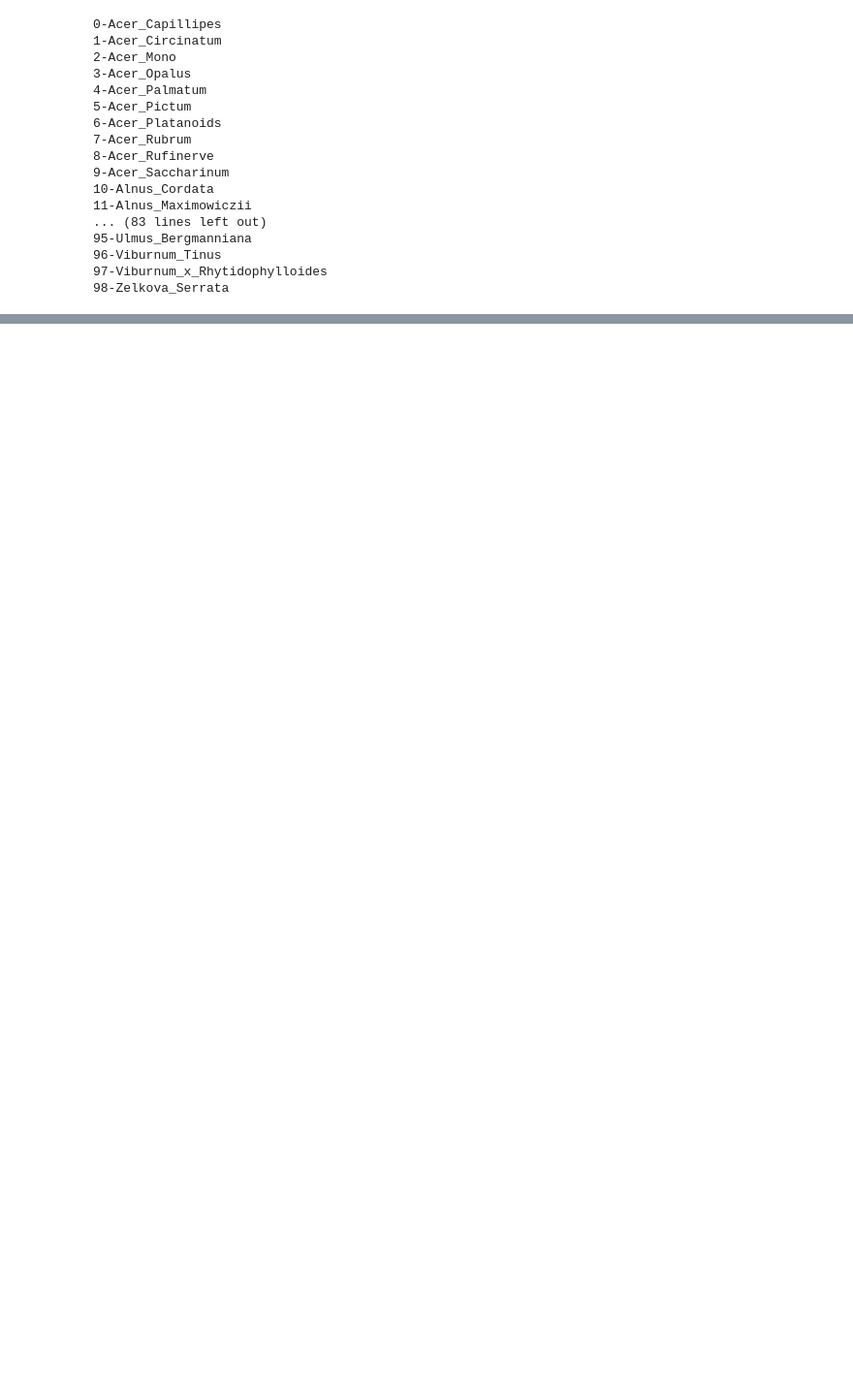
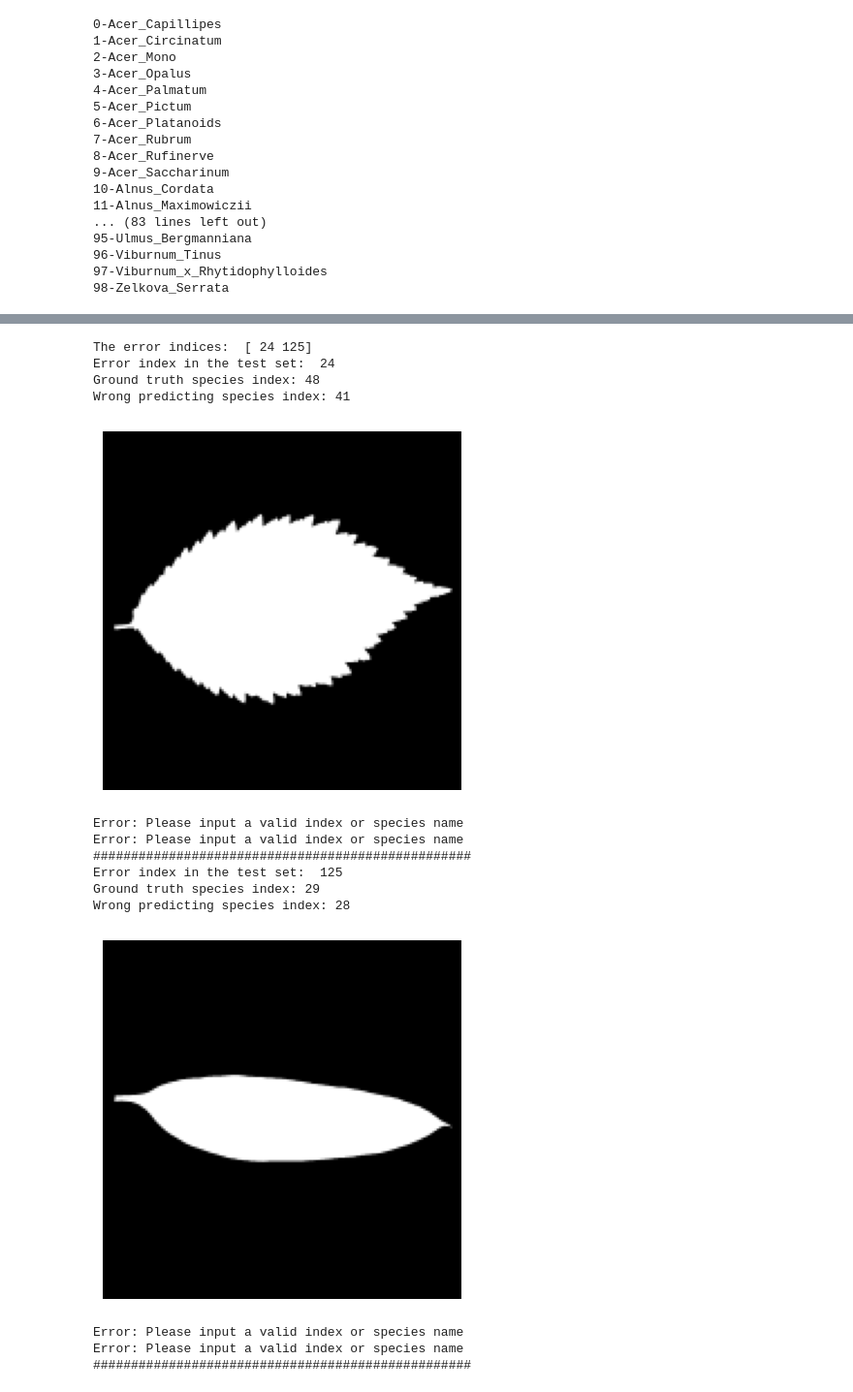
Before and after one commit to bryaanabraham/medicinal_plant_identifier_app, a Jupyter notebook: LeafClassification.ipynb, the cells around one changed output, grey strips where cells are left out. Shown: that part at 97% size. Saved outputs shown, nothing was run; the diff lists cells and outputs as text; code cells hidden in the pictures; blank space fills up the shorter version.

```diff
--- a/LeafClassification.ipynb
+++ b/LeafClassification.ipynb
@@ -217,3 +235,19 @@ for i, class_ in enumerate(classes):
 96-Viburnum_Tinus
 97-Viburnum_x_Rhytidophylloides
 98-Zelkova_Serrata
+# %%
+# Standardize the training data.
+scaler = StandardScaler().fit(X_train)
+X_train_scaled = scaler.transform(X_train)
+
+#param_grid = {'C':[1, 10],
+#              'tol': [0.001, 0.0001]}
+param_grid = {'C': [ 1000, 10000],
+              'tol': [0.000001, 0.00001]}
+log_reg = LogisticRegression(solver='newton-cg', multi_class='multinomial')
+grid_search = GridSearchCV(log_reg, param_grid, scoring='neg_log_loss', refit='True', n_jobs=1, cv=ss_split)
+grid_search.fit(X_train_scaled, y_train)
+
+print ('Best parameter: {}'.format(grid_search.best_params_))
+print ('Best cross-validation neg_log_loss score: {}'.format(grid_search.best_score_))
+print ('\nBest estimator:\n{}'.format(grid_search.best_estimator_))
@@ -220,16 +261,14 @@ for i, class_ in enumerate(classes):
 # %%
-clf = GaussianNB().fit(X_train, y_train) # Instantiate a classifier and fit this classifier to the data
-print ('ML Model: ', clf.__class__.__name__)
+scaler = StandardScaler().fit(X_test)
+X_test_scaled = scaler.transform(X_test)
 
-# Cross-validation
-scores = cross_val_score(GaussianNB(), train.values, labels, cv=ss_split)
-print ('Mean Cross-validation scores: {:.6}'.format(np.mean(scores)))
-
-train_predictions = clf.predict(X_test)
+print ('ML Model: Logistic Regression')
+# Accuracy
+train_predictions = grid_search.predict(X_test_scaled)
 acc = accuracy_score(y_test, train_predictions)
 print ('Accuracy: {:.4%}'.format(acc))
-
-train_predictions = clf.predict_proba(X_test)
-ll = log_loss(y_test, train_predictions)
+# Logloss
+train_predictions_p = grid_search.predict_proba(X_test_scaled)
+ll = log_loss(y_test, train_predictions_p)
 print ('Log Loss: {:.6}'.format(ll))
 # %% [output]
@@ -239,0 +278,18 @@ Log Loss: 16.1755
+# %%
+visualize_error(train_predictions, y_test)
+# %% [output]
+The error indices:  [ 24 125]
+Error index in the test set:  24
+Ground truth species index: 48
+Wrong predicting species index: 41
+[figure, added]
+Error: Please input a valid index or species name
+Error: Please input a valid index or species name
+##################################################
+Error index in the test set:  125
+Ground truth species index: 29
+Wrong predicting species index: 28
+[figure, added]
+Error: Please input a valid index or species name
+Error: Please input a valid index or species name
+##################################################
```
Also changed, not shown: parts of 8 cells of this notebook.
